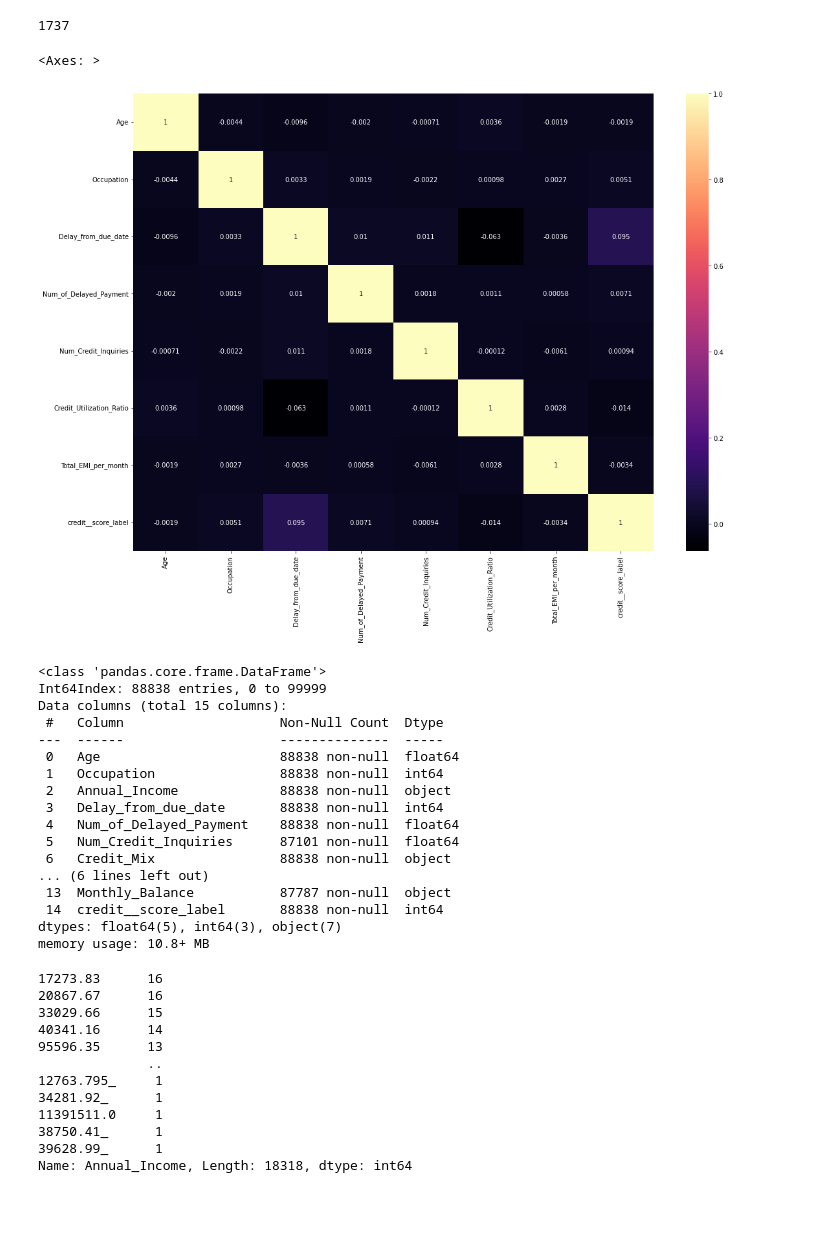
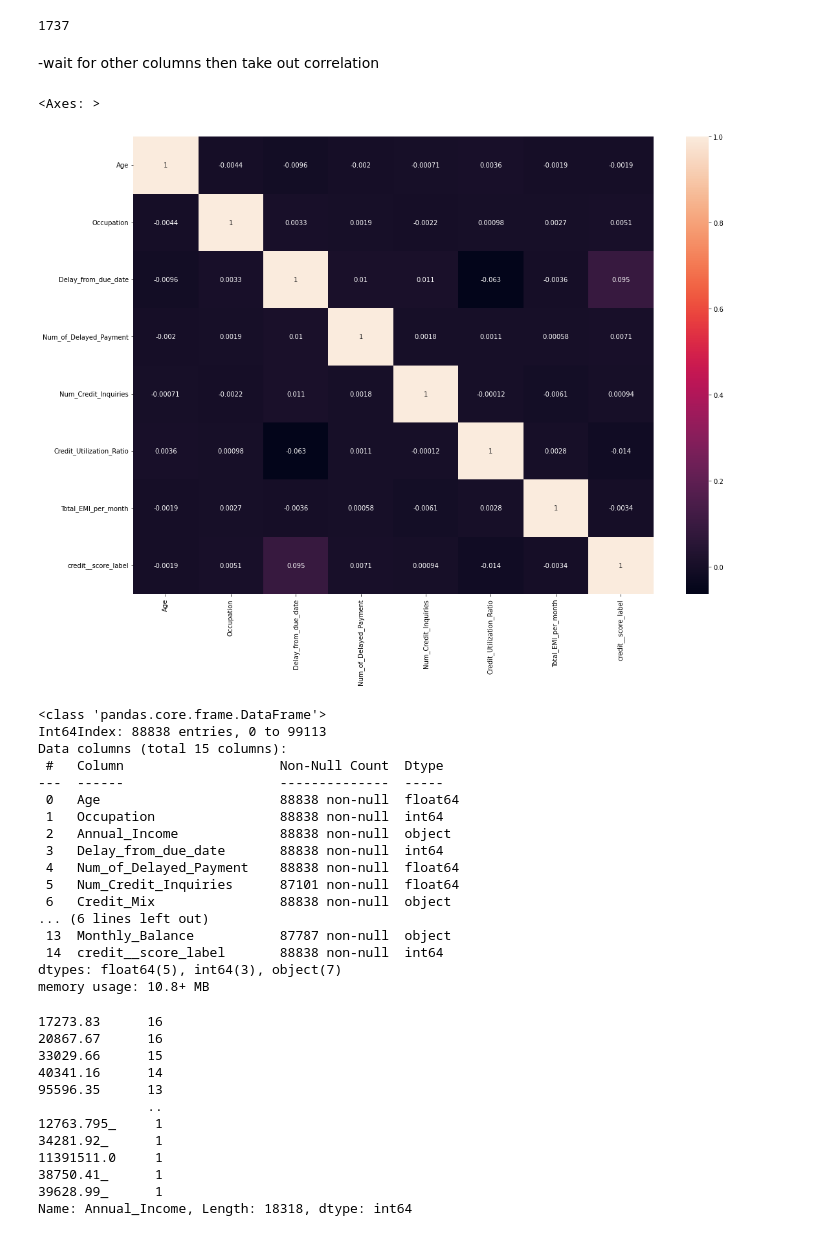
Before and after one commit to 80396-B2/Credit_Score_Prediction, a Jupyter notebook: main.ipynb, the cells around one changed output. Cells and saved outputs as stored; diff of their text form; code cells hidden in the pictures; blank space fills up the shorter version.

```diff
--- a/main.ipynb
+++ b/main.ipynb
@@ -470,6 +452,7 @@ dtypes: float64(4), int64(2), object(9)
 memory usage: 11.4+ MB
 # %%
 drop_df.dropna(subset=["Age"],inplace=True)
+drop_df.reset_index(drop=True, inplace=True)
 # %%
 drop_df.info()
 # %% [output]
@@ -710,17 +687,19 @@ dtype: int64
 drop_df["Num_Credit_Inquiries"].isnull().sum()
 # %% [output]
 1737
+# %% [markdown]
+-wait for other columns then take out correlation
 # %%
 plt.figure(figsize=(18,13))
-sns.heatmap(drop_df.corr(),annot=True,cmap="magma")
+sns.heatmap(drop_df.corr(),annot=True)
 # %% [output]
 <Axes: >
-[figure, old version]
+[figure, new version]
 # %%
 drop_df.info()
 # %% [output]
 <class 'pandas.core.frame.DataFrame'>
-Int64Index: 88838 entries, 0 to 99999
+Int64Index: 88838 entries, 0 to 99113
 Data columns (total 15 columns):
  #   Column                    Non-Null Count  Dtype
 ---  ------                    --------------  -----
```
Also changed, not shown: parts of 14 cells of this notebook.
